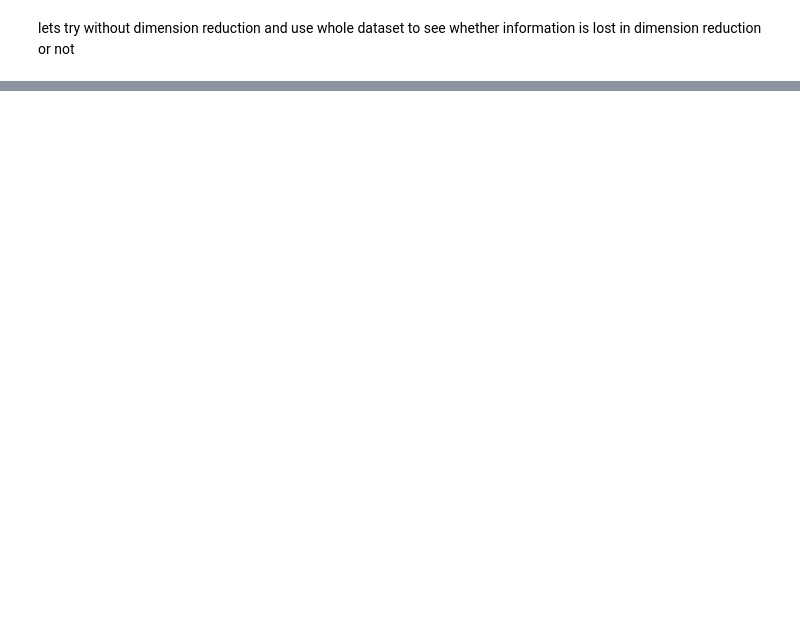
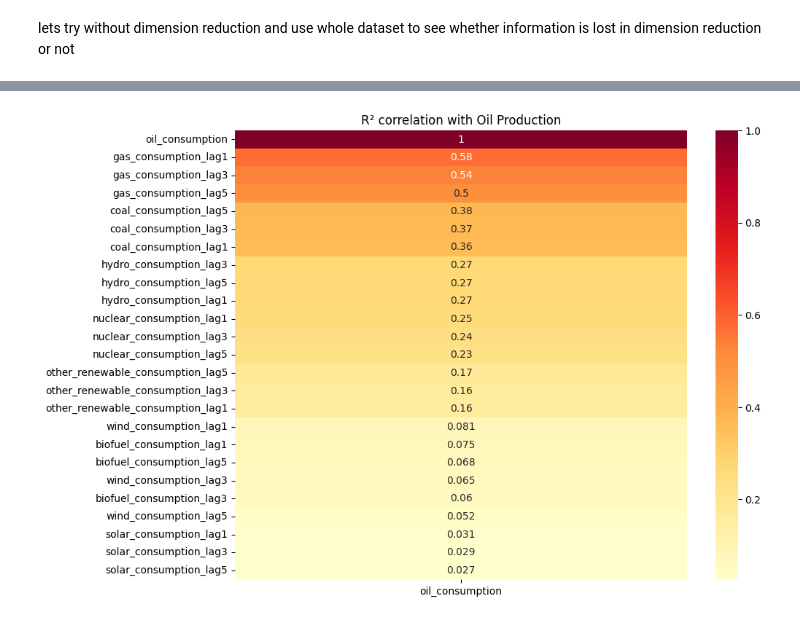
Before and after one commit to MertKir-R/energy_consumption_prediction, a Jupyter notebook: notebooks/world_energy_consumption.ipynb, the cells around one changed output, grey strips where cells are left out. Saved outputs shown, nothing was run; the diff lists cells and outputs as text; code cells hidden in the pictures; blank space fills up the shorter version.

Commit message:
training is done

```diff
--- a/notebooks/world_energy_consumption.ipynb
+++ b/notebooks/world_energy_consumption.ipynb
@@ -1097,9 +975,3 @@ SSbetween gives sum(difference of means between different groups)^2 and SSwithin
-# %%
-cluster_data.drop(['kmn_cluster_wopca', 'kmn_cluster', 'dbs_cluster'], axis = 1, inplace = True)
-cluster_data.rename(columns={'dbs_cluster_wopca': 'cluster'}, inplace=True)
-
-data_train = cluster_data[cluster_data['year'] < 2000]
-data_val = cluster_data[(cluster_data['year'] >= 2000) & (cluster_data['year'] <= 2010)]
 # %%
 data_train.head()
 # %% [output]
@@ -1132,0 +1008,22 @@ Name: count, dtype: int64
+# %%
+cons_list = ['solar_consumption','coal_consumption','gas_consumption','biofuel_consumption','hydro_consumption','other_renewable_consumption','wind_consumption','nuclear_consumption']
+cons_df = pd.concat([data_train, data_val])[cons_list + ['oil_consumption', 'country', 'year']]
+
+for i in cons_list:
+    for j in [1,3,5]:
+        cons_df = lag_feature(cons_df, i, j)
+# %%
+cons_df.drop(cons_list + ['country', 'year'], axis = 1, inplace = True)
+# %%
+corr = cons_df.corr()**2
+
+r2_with_target = corr['oil_consumption'].sort_values(ascending=False)
+sorted_features = r2_with_target.index.tolist()
+
+plt.figure(figsize=(10, 8))
+
+sns.heatmap(corr.loc[sorted_features, ['oil_consumption']], annot=True, cmap='YlOrRd')
+plt.title('R² correlation with Oil Production')
+plt.show()
+# %% [output]
+[figure, added]
```
Also changed, not shown: parts of 48 cells of this notebook.
